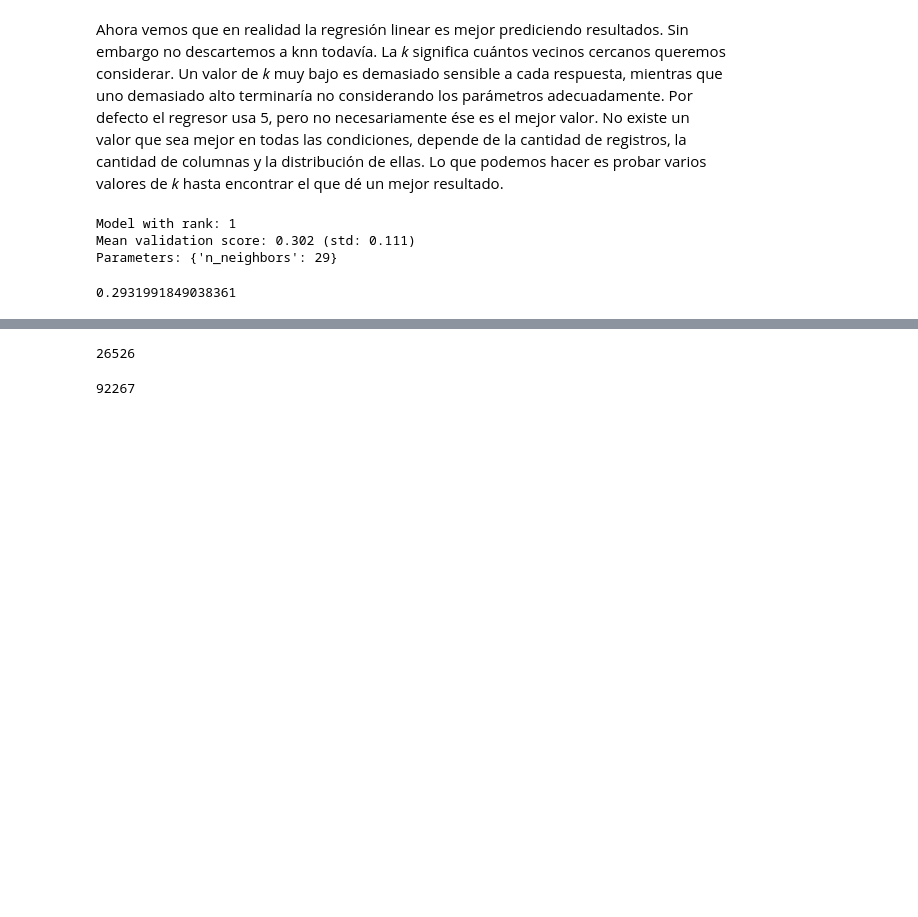
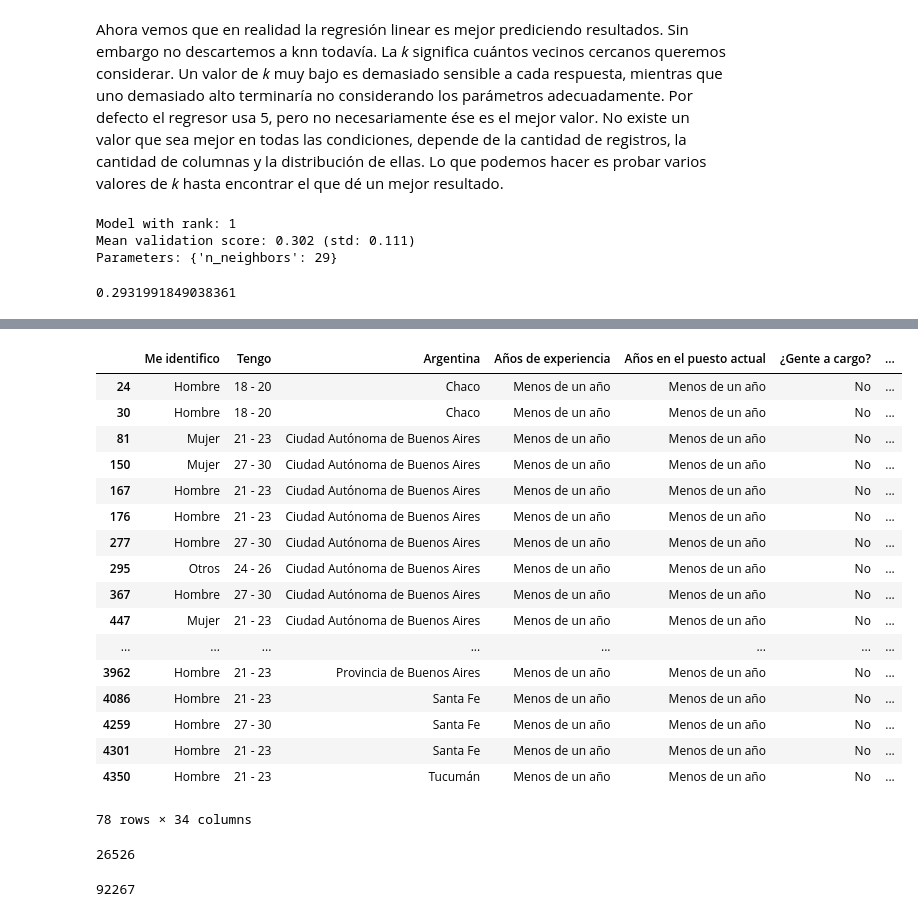
Before and after one commit to seppo0010/sysarmy-sueldos-2019.1, a Jupyter notebook: notebook/Sysarmy - Predicción de sueldos.ipynb, the cells around one changed output, grey strips where cells are left out. Cells and saved outputs as stored; diff of their text form; code cells hidden in the pictures; blank space fills up the shorter version.

```diff
--- a/notebook/Sysarmy - Predicción de sueldos.ipynb
+++ b/notebook/Sysarmy - Predicción de sueldos.ipynb
@@ -769,3 +816,29 @@ knn = KNeighborsRegressor(n_neighbors=25).fit(df_ready_normalized.drop('salary',
+# %%
+a1=df# a1 = df[df['Me identifico'] == 'Mujer']
+a2 = a1[a1['¿Bruto o neto?'] == 'Bruto']
+a3 = a2#[a2['Argentina'] == 'Ciudad Autónoma de Buenos Aires']
+a4 = a3[a3['Años de experiencia'] == 'Menos de un año']
+a5 = a4#[a4['Trabajo de'] == 'Developer']
+a5#[a5['¿Cuánta?'] == 0]
+# %% [output]
+|  | Me identifico | Tengo | Argentina | Años de experiencia | Años en el puesto actual | ¿Gente a cargo? | ... |
+| 24 | Hombre | 18 - 20 | Chaco | Menos de un año | Menos de un año | No | ... |
+| 30 | Hombre | 18 - 20 | Chaco | Menos de un año | Menos de un año | No | ... |
+| 81 | Mujer | 21 - 23 | Ciudad Autónoma de Buenos Aires | Menos de un año | Menos de un año | No | ... |
+| 150 | Mujer | 27 - 30 | Ciudad Autónoma de Buenos Aires | Menos de un año | Menos de un año | No | ... |
+| 167 | Hombre | 21 - 23 | Ciudad Autónoma de Buenos Aires | Menos de un año | Menos de un año | No | ... |
+| 176 | Hombre | 21 - 23 | Ciudad Autónoma de Buenos Aires | Menos de un año | Menos de un año | No | ... |
+| 277 | Hombre | 27 - 30 | Ciudad Autónoma de Buenos Aires | Menos de un año | Menos de un año | No | ... |
+| 295 | Otros | 24 - 26 | Ciudad Autónoma de Buenos Aires | Menos de un año | Menos de un año | No | ... |
+| 367 | Hombre | 27 - 30 | Ciudad Autónoma de Buenos Aires | Menos de un año | Menos de un año | No | ... |
+| 447 | Mujer | 21 - 23 | Ciudad Autónoma de Buenos Aires | Menos de un año | Menos de un año | No | ... |
+| ... | ... | ... | ... | ... | ... | ... | ... |
+| 3962 | Hombre | 21 - 23 | Provincia de Buenos Aires | Menos de un año | Menos de un año | No | ... |
+| 4086 | Hombre | 21 - 23 | Santa Fe | Menos de un año | Menos de un año | No | ... |
+| 4259 | Hombre | 27 - 30 | Santa Fe | Menos de un año | Menos de un año | No | ... |
+| 4301 | Hombre | 21 - 23 | Santa Fe | Menos de un año | Menos de un año | No | ... |
+| 4350 | Hombre | 21 - 23 | Tucumán | Menos de un año | Menos de un año | No | ... |
+78 rows × 34 columns
 # %%
 int(knn.predict([normalize_row(alice_transformed)]))
 # %% [output]
```
Also changed, not shown: parts of 4 cells of this notebook, 1 other file.
